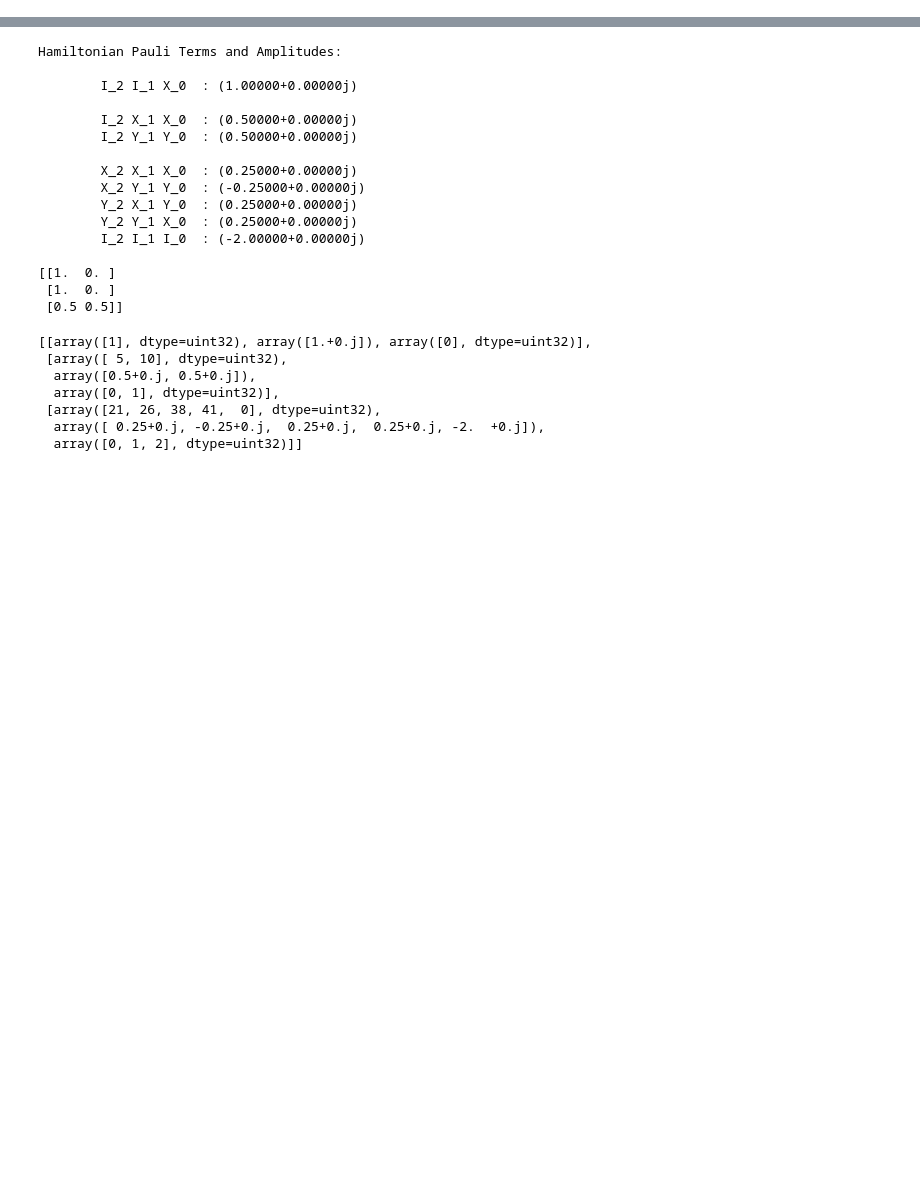
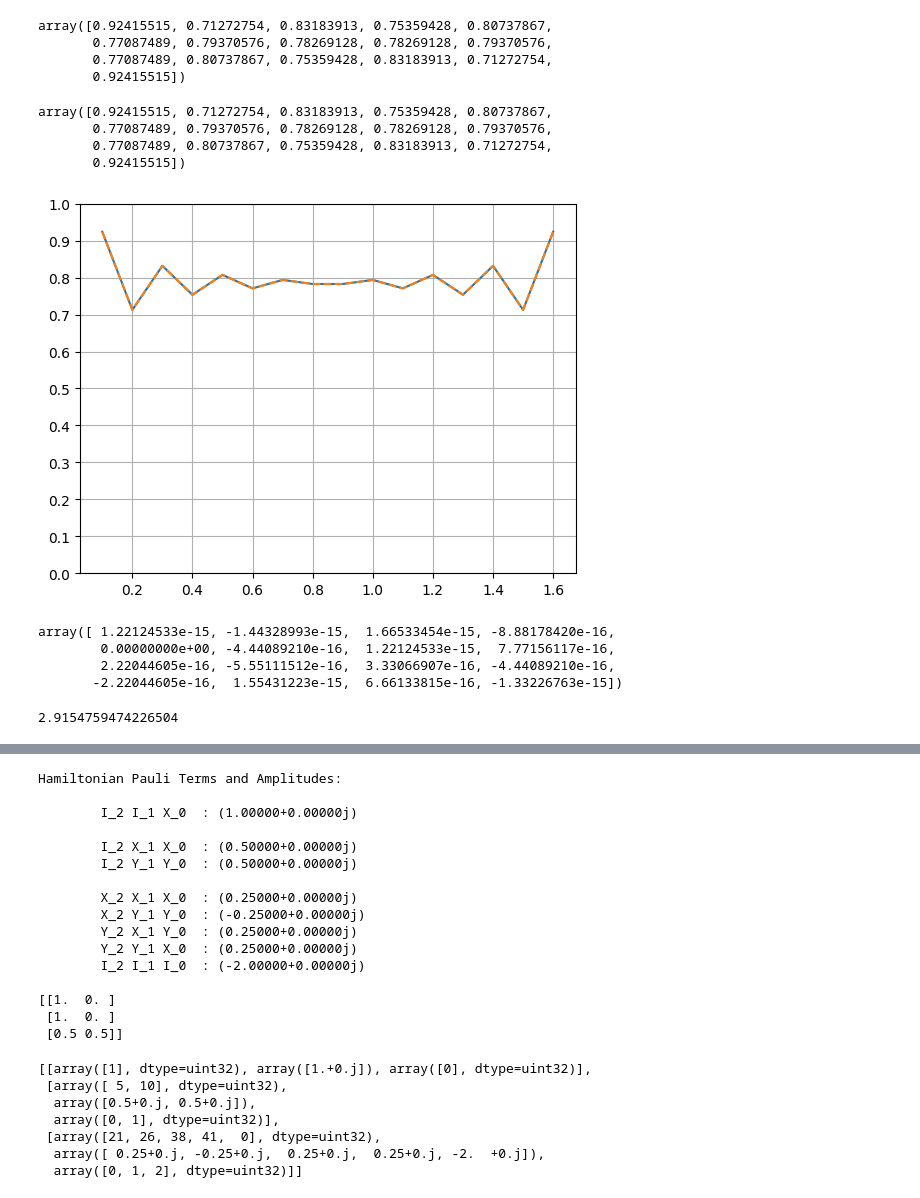
Before and after one commit to KnightShuffler/Quantum-Non-Unitary-Time-Evolution-Public-, a Jupyter notebook: sandbox.ipynb, the cells around one changed output, grey strips where cells are left out. Drawn from its saved outputs; the diff is of its cells as text; code cells hidden in the pictures; blank space fills up the shorter version.

```diff
--- a/sandbox.ipynb
+++ b/sandbox.ipynb
@@ -0,0 +36,52 @@
+# %%
+psi0
+# %% [output]
+array([0.92415515, 0.71272754, 0.83183913, 0.75359428, 0.80737867,
+       0.77087489, 0.79370576, 0.78269128, 0.78269128, 0.79370576,
+       0.77087489, 0.80737867, 0.75359428, 0.83183913, 0.71272754,
+       0.92415515])
+# %%
+from tests.heat_eqn import get_zero_bc_frequency_amplitudes, get_zero_bc_analytical_solution
+frequency_amplitudes = get_zero_bc_frequency_amplitudes(psi0.copy(), dx, L)
+analytical_solution = get_zero_bc_analytical_solution(frequency_amplitudes, L, Nx, dx, Nt, dt, alpha)
+
+fidelities = np.zeros((len(D_list), Nt+1), dtype=np.float64)
+log_norm_ratios = np.zeros(fidelities.shape, dtype=np.float64)
+mean_sq_err = np.zeros(fidelities.shape, dtype=np.float64)
+
+
+for Di,D in enumerate(D_list):
+    for ti,t in enumerate(times):
+        fidelities[Di,ti] = np.abs(np.vdot(qite_sols[Di,ti,:], analytical_solution[ti,:])) / (np.linalg.norm(analytical_solution[ti,:]) * np.linalg.norm(qite_sols[Di,ti,:]))
+        log_norm_ratios[Di,ti] = np.log(np.linalg.norm(analytical_solution[ti,:])) - np.log(np.linalg.norm(qite_sols[Di,ti,:]))
+        mean_sq_err[Di,ti] = np.mean((analytical_solution[ti,:] - qite_sols[Di,ti,:])**2)
+
+psi0
+# %% [output]
+array([0.92415515, 0.71272754, 0.83183913, 0.75359428, 0.80737867,
+       0.77087489, 0.79370576, 0.78269128, 0.78269128, 0.79370576,
+       0.77087489, 0.80737867, 0.75359428, 0.83183913, 0.71272754,
+       0.92415515])
+# %%
+# plt.plot(np.arange(Nx),frequency_amplitudes)
+f = np.zeros(Nx)
+for i in range(Nx):
+    f += frequency_amplitudes[i]*np.sin((i+1)*np.pi*x/L)
+plt.plot(x,f)
+plt.plot(x,psi0,linestyle='--')
+plt.grid(True)
+plt.yticks(np.arange(0.0,1.01,0.1))
+plt.show()
+# %% [output]
+[figure, added]
+# %%
+f-psi0
+# %% [output]
+array([ 1.22124533e-15, -1.44328993e-15,  1.66533454e-15, -8.88178420e-16,
+        0.00000000e+00, -4.44089210e-16,  1.22124533e-15,  7.77156117e-16,
+        2.22044605e-16, -5.55111512e-16,  3.33066907e-16, -4.44089210e-16,
+       -2.22044605e-16,  1.55431223e-15,  6.66133815e-16, -1.33226763e-15])
+# %%
+np.linalg.norm(f)
+# %% [output]
+2.9154759474226504
```
Also changed, not shown: parts of 6 cells of this notebook.
